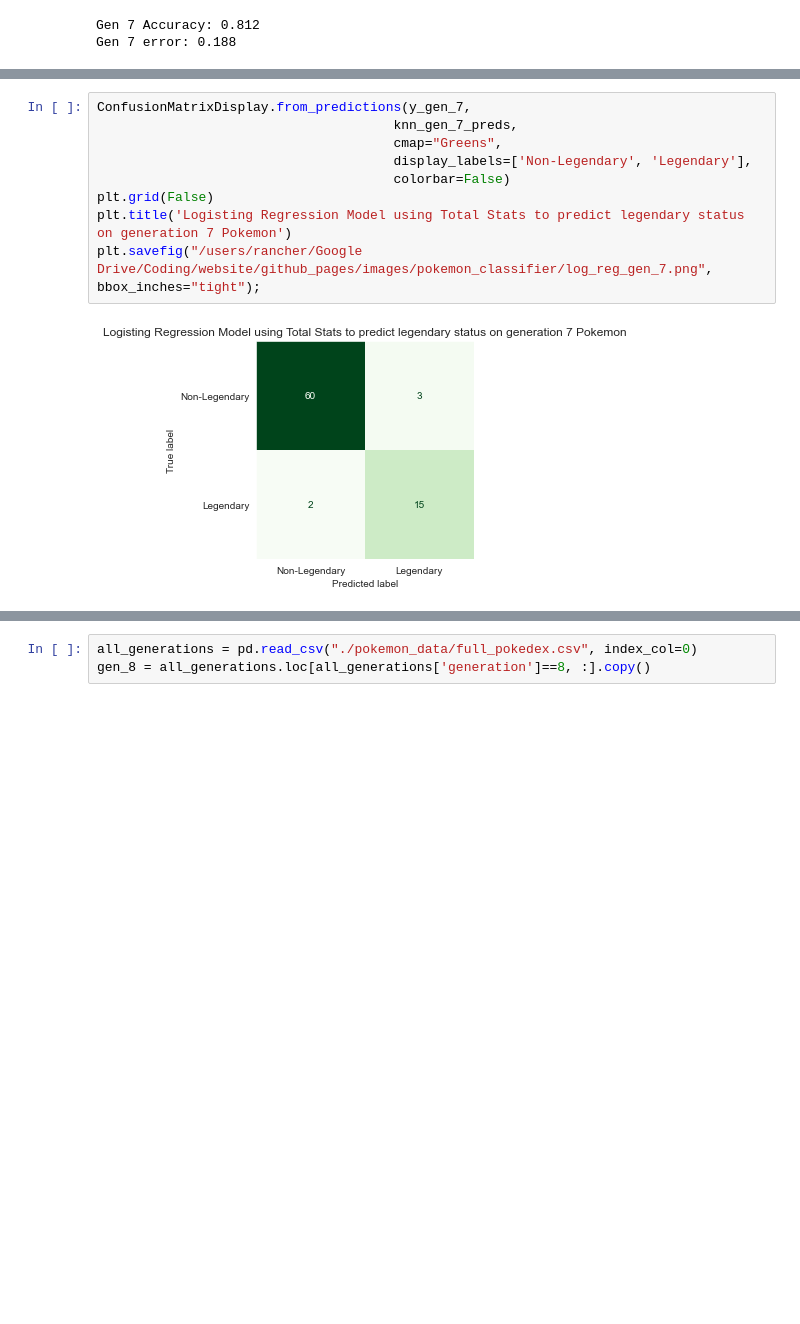
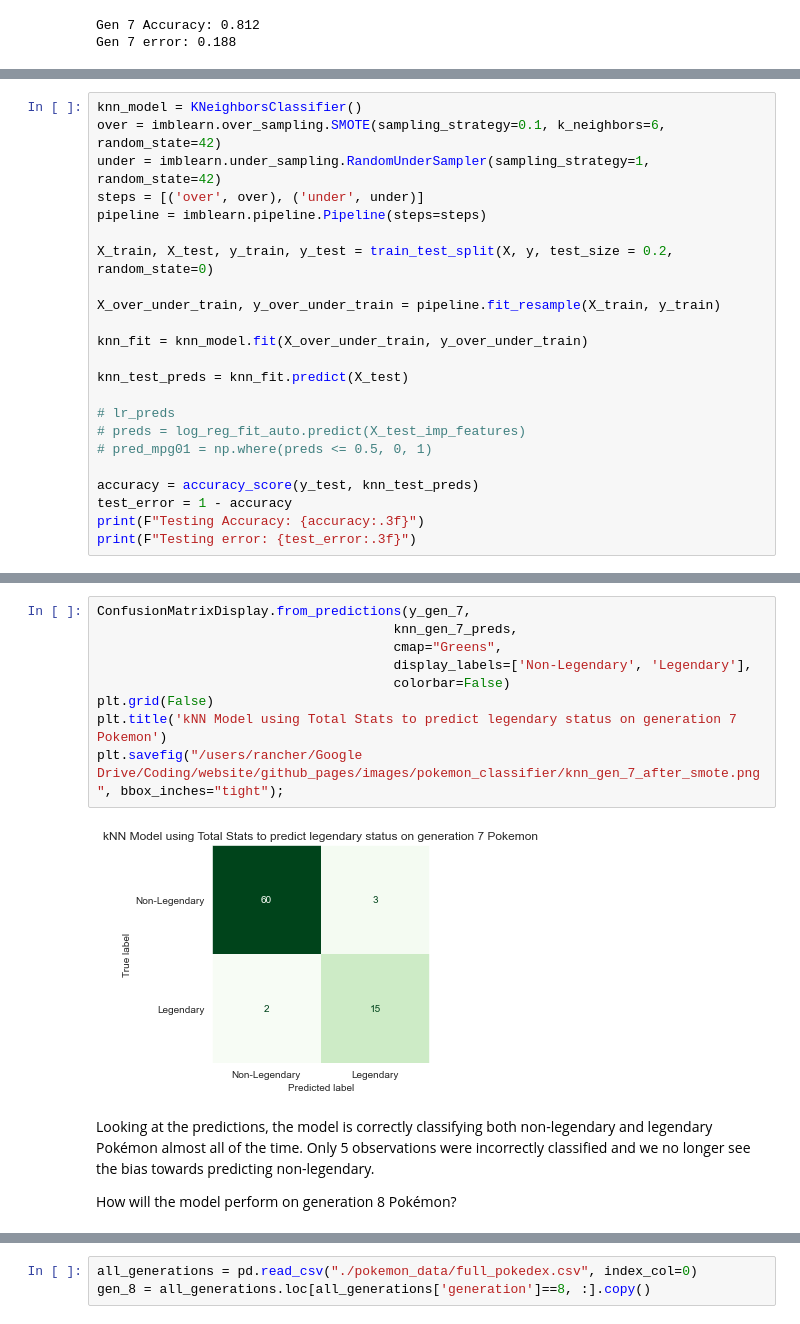
Before and after one commit to papir805/pokemon_classification, a Jupyter notebook: pkmn_legendary_classification.ipynb, the cells around one changed output, grey strips where cells are left out. Cells and saved outputs as stored; diff of their text form; blank space fills up the shorter version.

Commit message:
Finished kNN with smote, starting log reg with smote

```diff
--- a/pkmn_legendary_classification.ipynb
+++ b/pkmn_legendary_classification.ipynb
@@ -1042,0 +1076,23 @@ plt.savefig("/users/rancher/Google Drive/Coding/website/github_pages/images/poke
+# %%
+knn_model = KNeighborsClassifier()
+over = imblearn.over_sampling.SMOTE(sampling_strategy=0.1, k_neighbors=6, random_state=42)
+under = imblearn.under_sampling.RandomUnderSampler(sampling_strategy=1, random_state=42)
+steps = [('over', over), ('under', under)]
+pipeline = imblearn.pipeline.Pipeline(steps=steps)
+
+X_train, X_test, y_train, y_test = train_test_split(X, y, test_size = 0.2, random_state=0)
+
+X_over_under_train, y_over_under_train = pipeline.fit_resample(X_train, y_train)
+
+knn_fit = knn_model.fit(X_over_under_train, y_over_under_train)
+
+knn_test_preds = knn_fit.predict(X_test)
+
+# lr_preds
+# preds = log_reg_fit_auto.predict(X_test_imp_features)
+# pred_mpg01 = np.where(preds <= 0.5, 0, 1)
+
+accuracy = accuracy_score(y_test, knn_test_preds)
+test_error = 1 - accuracy
+print(F"Testing Accuracy: {accuracy:.3f}")
+print(F"Testing error: {test_error:.3f}")
@@ -1059,12 +1141,16 @@ Testing error: 0.062
 # %%
 ConfusionMatrixDisplay.from_predictions(y_gen_7,
                                       knn_gen_7_preds,
                                       cmap="Greens",
                                       display_labels=['Non-Legendary', 'Legendary'],
                                       colorbar=False)
 plt.grid(False)
-plt.title('Logisting Regression Model using Total Stats to predict legendary status on generation 7 Pokemon')
-plt.savefig("/users/rancher/Google Drive/Coding/website/github_pages/images/pokemon_classifier/log_reg_gen_7.png", bbox_inches="tight");
+plt.title('kNN Model using Total Stats to predict legendary status on generation 7 Pokemon')
+plt.savefig("/users/rancher/Google Drive/Coding/website/github_pages/images/pokemon_classifier/knn_gen_7_after_smote.png", bbox_inches="tight");
 # %% [output]
-[figure, old version]
+[figure, new version]
+# %% [markdown]
+Looking at the predictions, the model is correctly classifying both non-legendary and legendary Pokémon almost all of the time.  Only 5 observations were incorrectly classified and we no longer see the bias towards predicting non-legendary.
+
+How will the model perform on generation 8 Pokémon?
 # %% [markdown]
```
Also changed, not shown: parts of 75 cells of this notebook, 1 other file.
